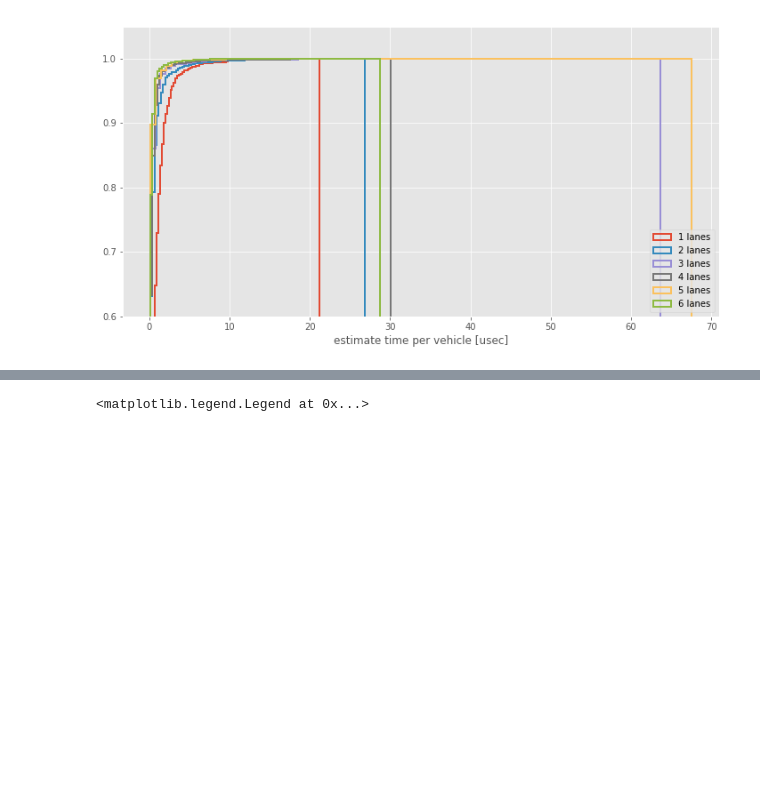
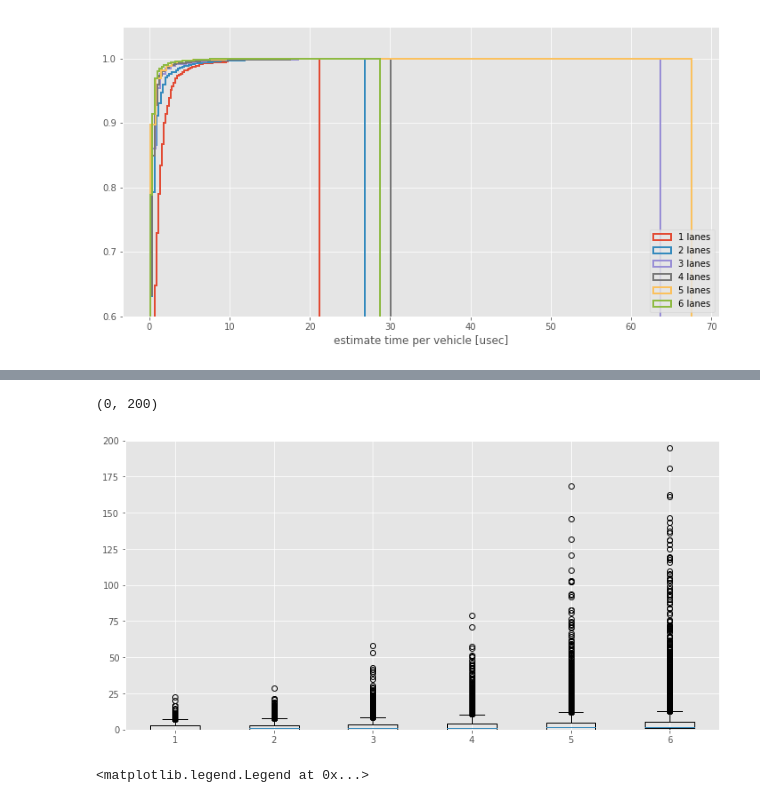
Before and after one commit to koh1/aim, a Jupyter notebook: analysis/processing_time_analysis.ipynb, the cells around one changed output, grey strips where cells are left out. Saved outputs shown, nothing was run; the diff lists cells and outputs as text; code cells hidden in the pictures; blank space fills up the shorter version.

```diff
--- a/analysis/processing_time_analysis.ipynb
+++ b/analysis/processing_time_analysis.ipynb
@@ -147,3 +171,17 @@ plt.legend(loc='lower right')
+# %%
+plt.figure(figsize=(12,6))
+bp = plt.boxplot((df1["response_time_s"], df2["response_time_s"], df3["response_time_s"], df4["response_time_s"], df5["response_time_s"], df6["response_time_s"]))
+plt.ylim(0,200)
+#tempdf = pd.concat([df1["response_time_s"],
+#                   df2["response_time_s"],
+#                  df3["response_time_s"],
+#                   df4["response_time_s"],
+#                   df5["response_time_s"],
+#                   df6["response_time_s"]], axis=1, keys=["1 lane", "2 lanes", "3 lanes", "4 lanes", "5 lanes", "6 lanes"])
+#plt.boxplot(tempdf)
+# %% [output]
+(0, 200)
+[figure, added]
 # %%
 plt.figure(figsize=(12,6))
 plt.hist(df1["response_time_s"], bins=100, histtype='step', cumulative=True, normed=True, alpha=1, fill=False, label="1 lanes", linewidth=2)
```
Also changed, not shown: parts of 7 cells of this notebook, 3 other files.
